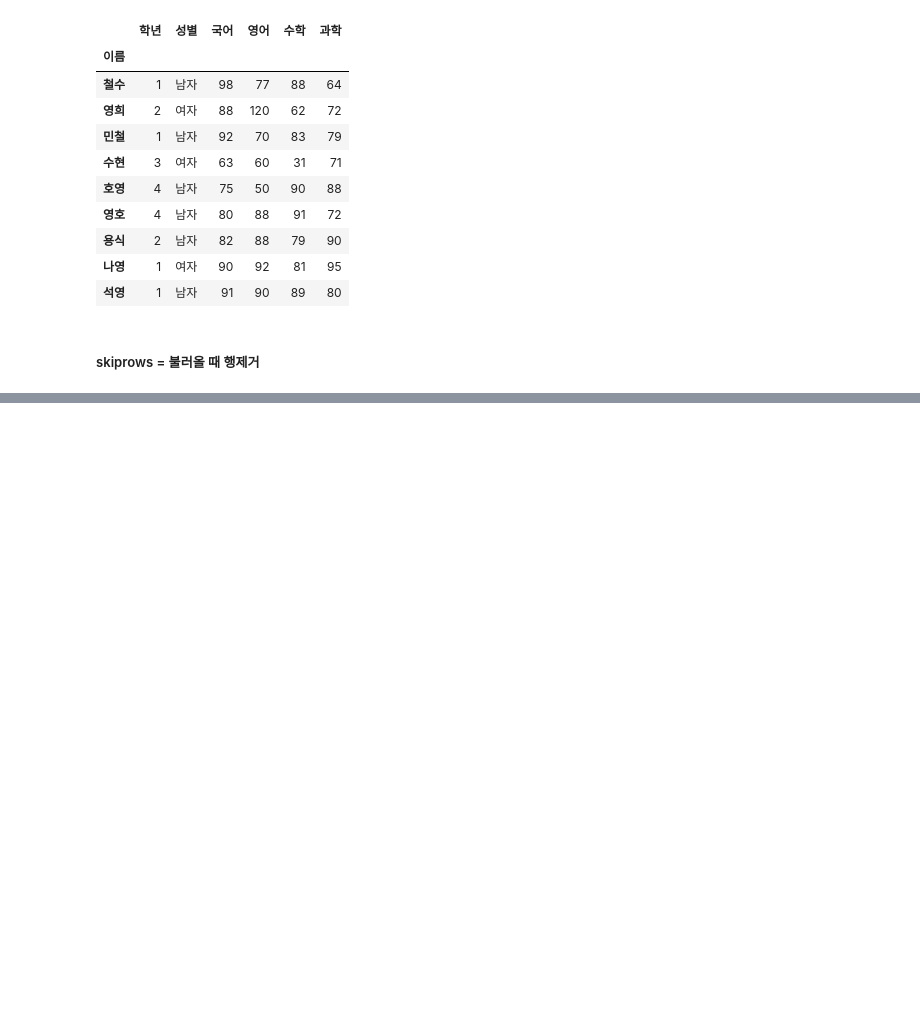
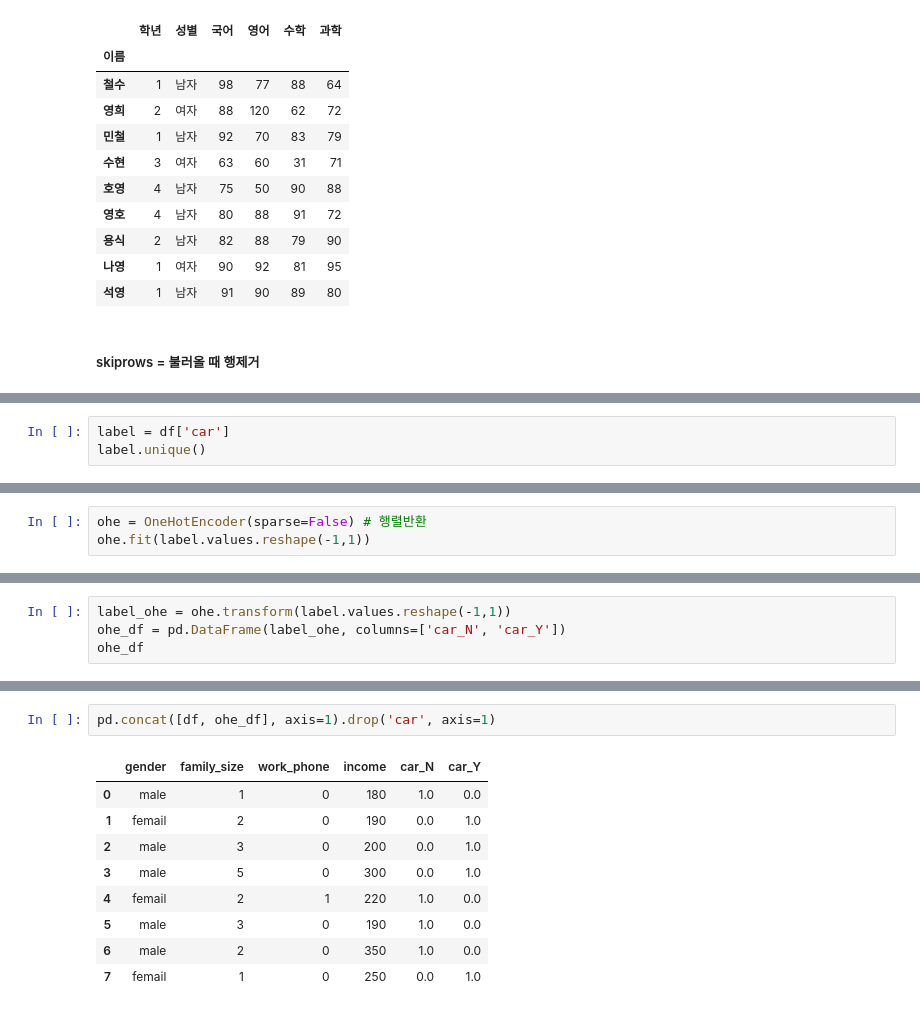
Before and after one commit to jihun5/jihun5, a Jupyter notebook: jupyter_project/jupyter_project/연습하기/데이터 전처리1.ipynb, the cells around one changed output, grey strips where cells are left out. Drawn from its saved outputs; the diff is of its cells as text; blank space fills up the shorter version.

```diff
--- a/jupyter_project/jupyter_project/연습하기/데이터 전처리1.ipynb
+++ b/jupyter_project/jupyter_project/연습하기/데이터 전처리1.ipynb
@@ -511,0 +771,3 @@ df
+# %%
+label = df['car']
+label.unique()
@@ -511,0 +788,3 @@ df
+# %%
+ohe = OneHotEncoder(sparse=False) # 행렬반환
+ohe.fit(label.values.reshape(-1,1))
@@ -511,0 +814,4 @@ df
+# %%
+label_ohe = ohe.transform(label.values.reshape(-1,1))
+ohe_df = pd.DataFrame(label_ohe, columns=['car_N', 'car_Y'])
+ohe_df
@@ -511,0 +828,12 @@ df
+# %%
+pd.concat([df, ohe_df], axis=1).drop('car', axis=1)
+# %% [output]
+|  | gender | family_size | work_phone | income | car_N | car_Y |
+| 0 | male | 1 | 0 | 180 | 1.0 | 0.0 |
+| 1 | femail | 2 | 0 | 190 | 0.0 | 1.0 |
+| 2 | male | 3 | 0 | 200 | 0.0 | 1.0 |
+| 3 | male | 5 | 0 | 300 | 0.0 | 1.0 |
+| 4 | femail | 2 | 1 | 220 | 1.0 | 0.0 |
+| 5 | male | 3 | 0 | 190 | 1.0 | 0.0 |
+| 6 | male | 2 | 0 | 350 | 1.0 | 0.0 |
+| 7 | femail | 1 | 0 | 250 | 0.0 | 1.0 |
```
Also changed, not shown: parts of 34 cells of this notebook, 11 other files.
